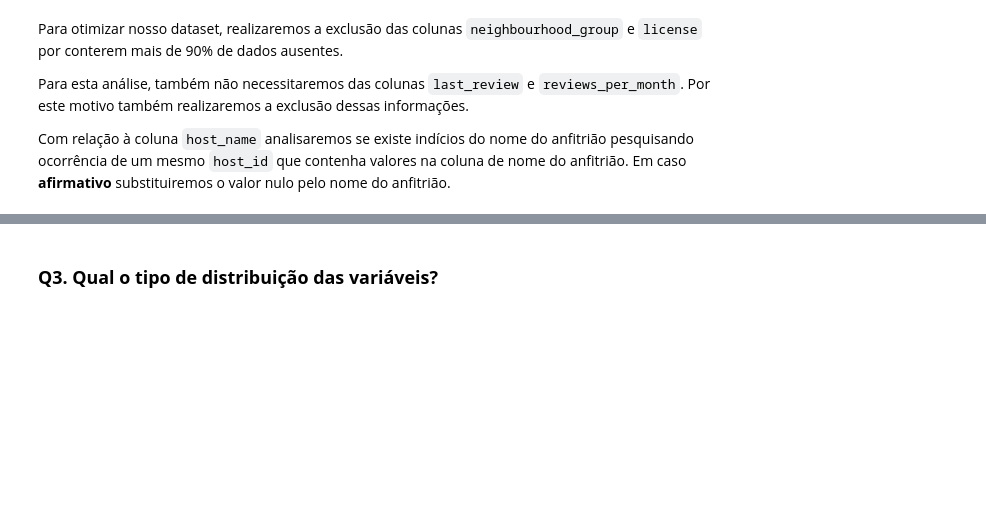
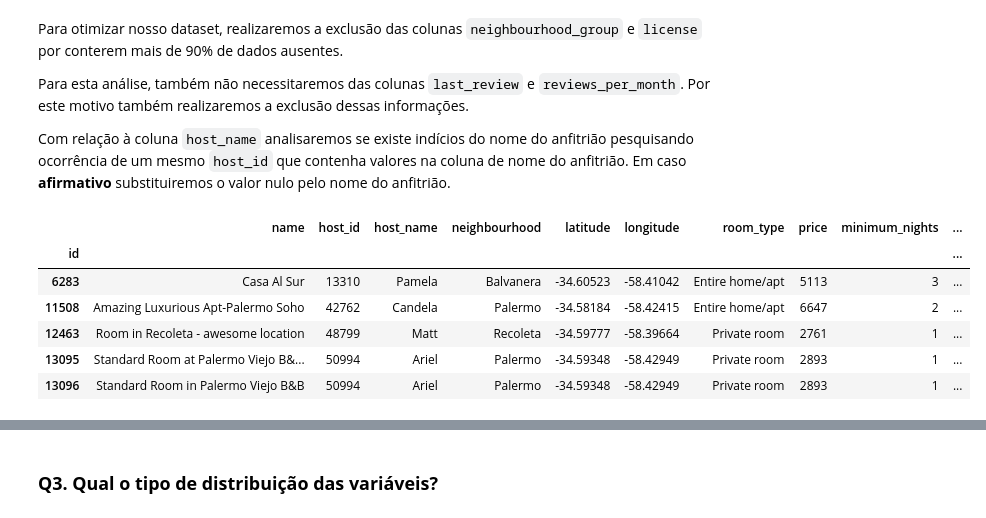
Before and after one commit to AlvesNelly/projeto_airbnb, a Jupyter notebook: [Buenos_Aires]_Analisando_os_Dados_do_Airbnb.ipynb, the cells around one changed output, grey strips where cells are left out. Drawn from its saved outputs; the diff is of its cells as text; code cells hidden in the pictures; blank space fills up the shorter version.

```diff
--- a/[Buenos_Aires]_Analisando_os_Dados_do_Airbnb.ipynb
+++ b/[Buenos_Aires]_Analisando_os_Dados_do_Airbnb.ipynb
@@ -183,6 +190,17 @@ df_buenos_aires = df_buenos_aires.drop('last_review', axis=1)
 
 # realizando a exclusão da coluna reviews_per_month
 df_buenos_aires = df_buenos_aires.drop('reviews_per_month', axis=1)
+# %%
+# verificando se a exclusão das colunas ocorreu de maneira satisfatória
+df_buenos_aires.head()
+# %% [output]
+|  | name | host_id | host_name | neighbourhood | latitude | longitude | room_type | price | minimum_nights | ... |
+| id |  |  |  |  |  |  |  |  |  | ... |
+| 6283 | Casa Al Sur | 13310 | Pamela | Balvanera | -34.60523 | -58.41042 | Entire home/apt | 5113 | 3 | ... |
+| 11508 | Amazing Luxurious Apt-Palermo Soho | 42762 | Candela | Palermo | -34.58184 | -58.42415 | Entire home/apt | 6647 | 2 | ... |
+| 12463 | Room in Recoleta - awesome location | 48799 | Matt | Recoleta | -34.59777 | -58.39664 | Private room | 2761 | 1 | ... |
+| 13095 | Standard Room at Palermo Viejo B&... | 50994 | Ariel | Palermo | -34.59348 | -58.42949 | Private room | 2893 | 1 | ... |
+| 13096 | Standard Room in Palermo Viejo B&B | 50994 | Ariel | Palermo | -34.59348 | -58.42949 | Private room | 2893 | 1 | ... |
 # %%
 # exibindo informações do dataset das entradas onde host_name é NaN
 df_buenos_aires[df_buenos_aires.host_name.isnull()]
```
Also changed, not shown: parts of 10 cells of this notebook.
